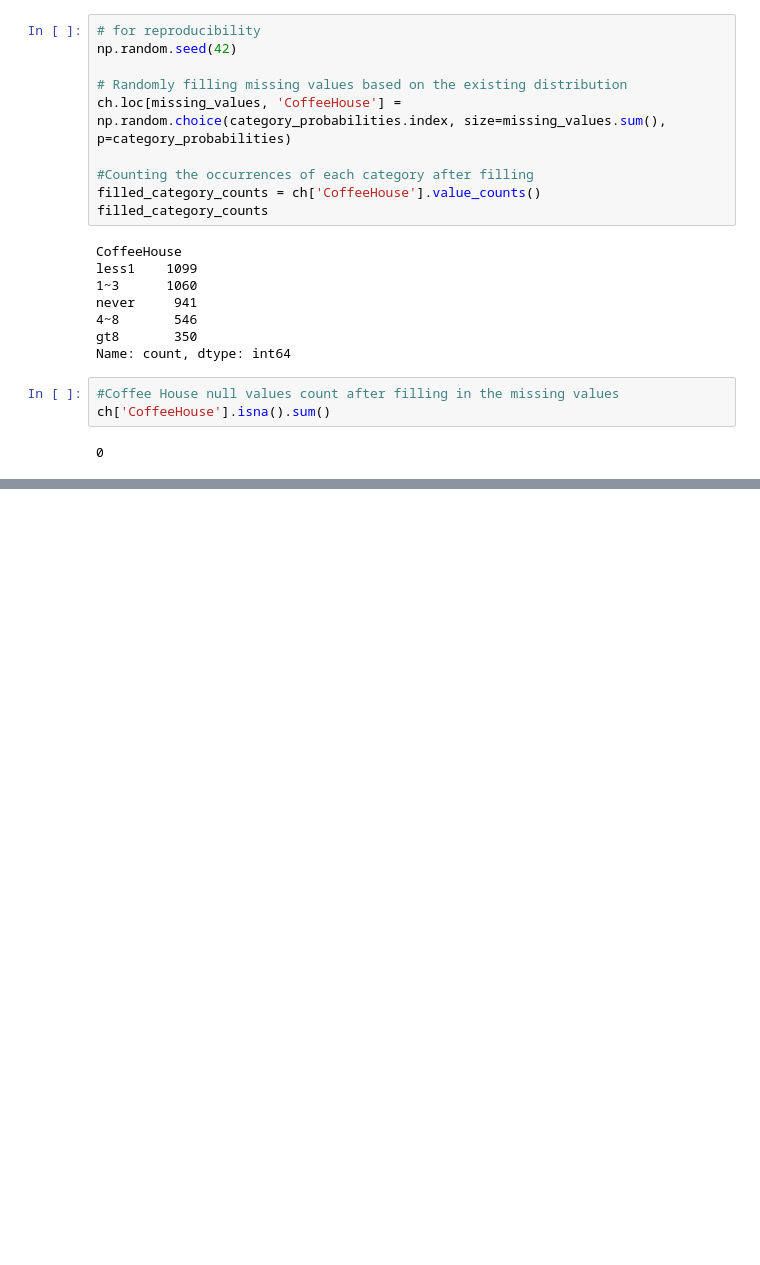
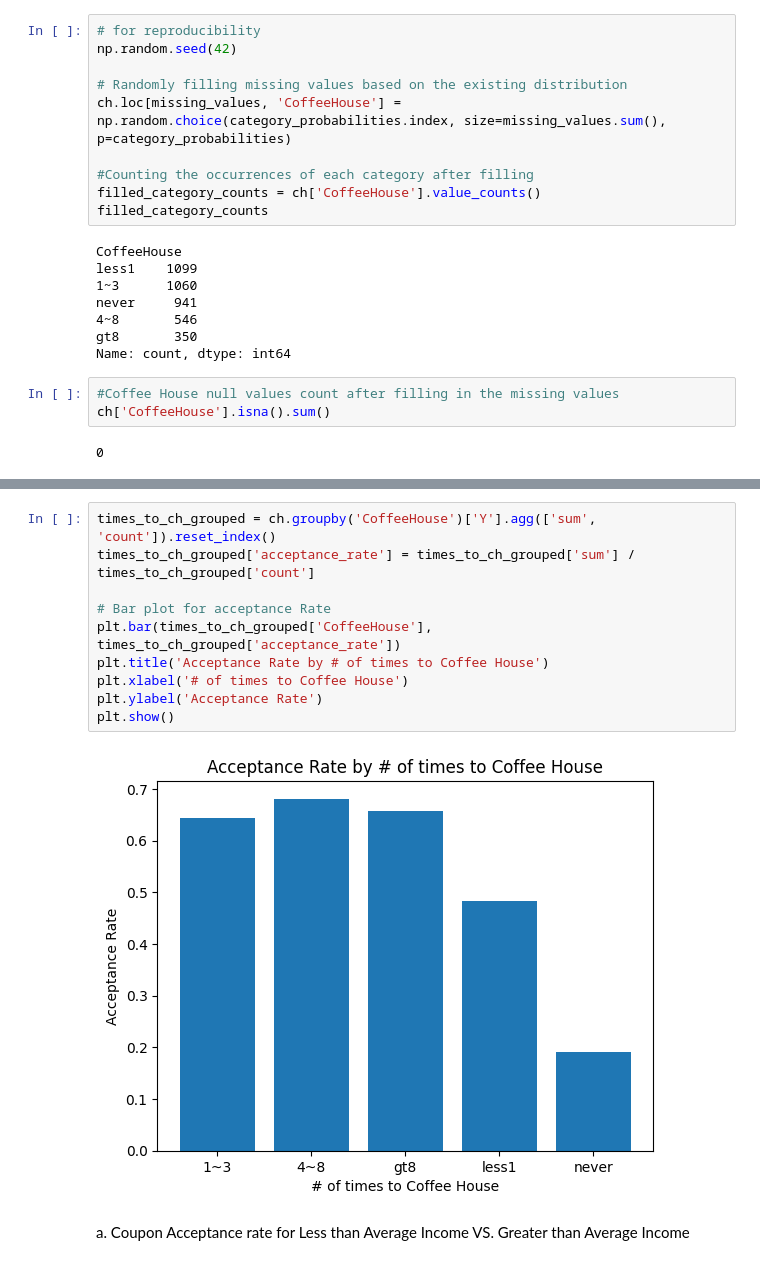
Before and after one commit to shivaallala/Customer_Coupon, a Jupyter notebook: prompt.ipynb, the cells around one changed output, grey strips where cells are left out. Cells and saved outputs as stored; diff of their text form; blank space fills up the shorter version.

```diff
--- a/prompt.ipynb
+++ b/prompt.ipynb
@@ -525,0 +675,14 @@ plt.show()
+# %%
+times_to_ch_grouped = ch.groupby('CoffeeHouse')['Y'].agg(['sum', 'count']).reset_index()
+times_to_ch_grouped['acceptance_rate'] = times_to_ch_grouped['sum'] / times_to_ch_grouped['count']
+
+# Bar plot for acceptance Rate
+plt.bar(times_to_ch_grouped['CoffeeHouse'], times_to_ch_grouped['acceptance_rate'])
+plt.title('Acceptance Rate by # of times to Coffee House')
+plt.xlabel('# of times to Coffee House')
+plt.ylabel('Acceptance Rate')
+plt.show()
+# %% [output]
+[figure, added]
+# %% [markdown]
+   a. Coupon Acceptance rate for Less than Average Income VS. Greater than Average Income
```
Also changed, not shown: parts of 40 cells of this notebook.
